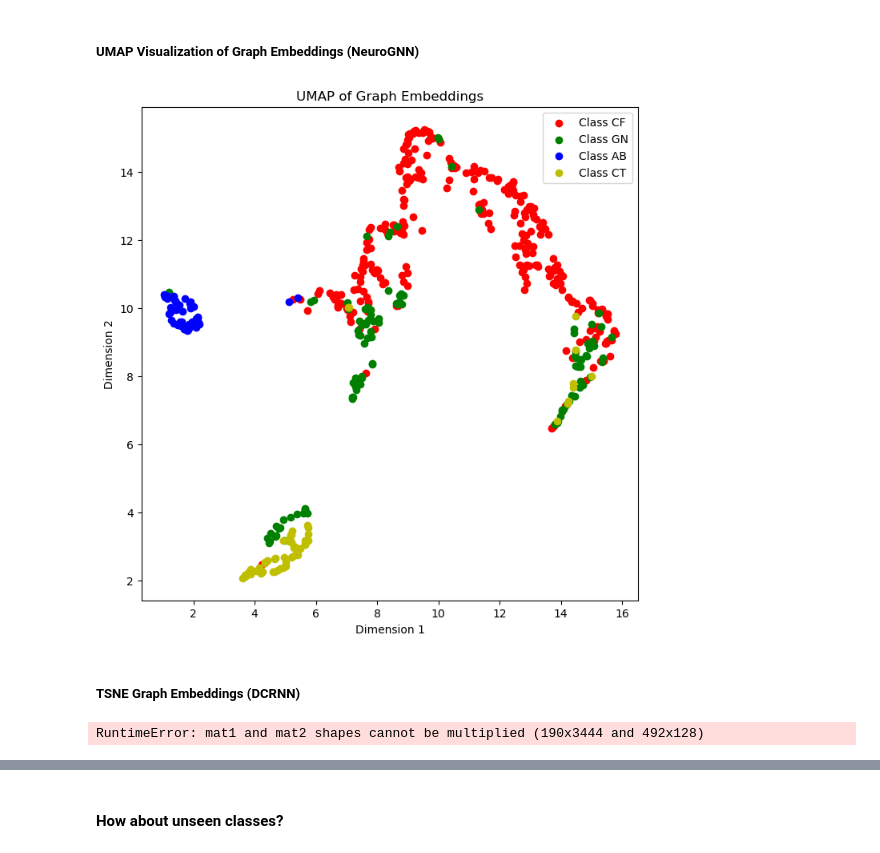
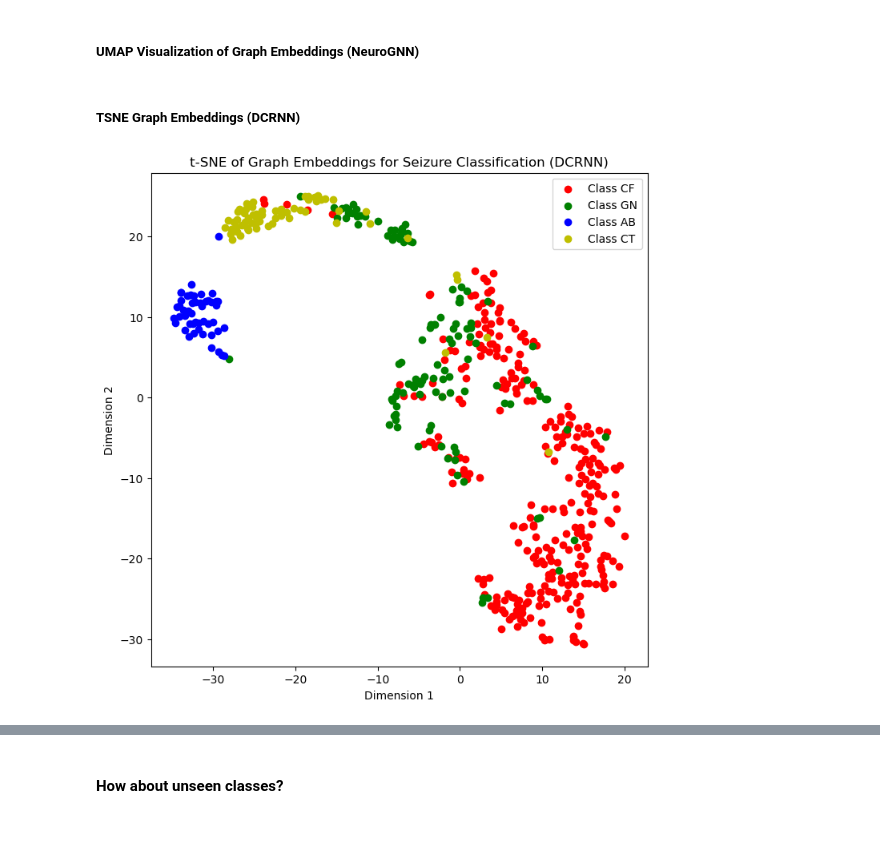
Before and after one commit to USC-InfoLab/NeuroGNN, a Jupyter notebook: analysis/performance_analysis.ipynb, the cells around one changed output, grey strips where cells are left out. Saved outputs shown, nothing was run; the diff lists cells and outputs as text; code cells hidden in the pictures.

```diff
--- a/analysis/performance_analysis.ipynb
+++ b/analysis/performance_analysis.ipynb
@@ -579,36 +623,5 @@ plt.show()
 # %% [markdown]
 ##### UMAP Visualization of Graph Embeddings (NeuroGNN)
-# %%
-# Step 1: Combine all the embeddings and create a label vector
-all_embeddings = np.concatenate(graph_embeddings_all_classes, axis=0)
-
-class_labels = ['CF', 'GN', 'AB', 'CT']
-labels = np.concatenate([
-    np.full(len(graph_embeddings_all_classes[i]), class_labels[i])
-    for i in range(len(graph_embeddings_all_classes))
-])
-
-# Step 2: Perform UMAP
-reducer = umap.UMAP(random_state=42)
-reduced_embeddings = reducer.fit_transform(all_embeddings)
-
-# Step 3: Scatter plot
-plt.figure(figsize=(8, 8))
-
-# Define colors (if you have more classes, add more colors)
-colors = ['r', 'g', 'b', 'y']
-
-for i, color in enumerate(colors):
-    idx = labels == class_labels[i]
-    plt.scatter(reduced_embeddings[idx, 0], reduced_embeddings[idx, 1], c=color, label=f'Class {class_labels[i]}')
-
-plt.legend()
-plt.title('UMAP of Graph Embeddings')
-plt.xlabel('Dimension 1')
-plt.ylabel('Dimension 2')
-plt.show()
-# %% [output]
-[figure, removed]
 # %% [markdown]
 ##### TSNE Graph Embeddings (DCRNN)
 # %%
@@ -633,6 +646,35 @@ for i in range(num_seizure_classes):
 graph_embeddings_all_classes = []
 for i in range(num_seizure_classes):
     graph_embeddings = get_graph_embedding(dcrnn_cls_model, clips_all_classes[i], model_name='dcrnn', supports=supports_all_classes[i], seq_lengths=seq_lengths_all_classes[i])
-    graph_embeddings_all_classes.append(graph_embeddings.detach().cpu().numpy())
+    graph_embeddings_all_classes.append(graph_embeddings)
-# %% [output]
-RuntimeError: mat1 and mat2 shapes cannot be multiplied (190x3444 and 492x128)
+# %%
+# Step 1: Combine all the embeddings and create a label vector
+all_embeddings = np.concatenate(graph_embeddings_all_classes, axis=0)
+
+class_labels = ['CF', 'GN', 'AB', 'CT']
+labels = np.concatenate([
+    np.full(len(graph_embeddings_all_classes[i]), class_labels[i])
+    for i in range(len(graph_embeddings_all_classes))
+])
+
+# Step 2: Perform t-SNE
+tsne = TSNE(n_components=2, random_state=0)
+reduced_embeddings = tsne.fit_transform(all_embeddings)
+
+# Step 3: Scatter plot
+plt.figure(figsize=(8, 8))
+
+# Define colors (if you have more classes, add more colors)
+colors = ['r', 'g', 'b', 'y']
+
+for i, color in enumerate(colors):
+    idx = labels == class_labels[i]
+    plt.scatter(reduced_embeddings[idx, 0], reduced_embeddings[idx, 1], c=color, label=f'Class {class_labels[i]}')
+
+plt.legend()
+plt.title('t-SNE of Graph Embeddings for Seizure Classification (DCRNN)')
+plt.xlabel('Dimension 1')
+plt.ylabel('Dimension 2')
+plt.savefig('./analysis/figures/interpretability/dcrnn_tsne_graph_embeddings.png', dpi=300, bbox_inches='tight', transparent=True)
+# %% [output]
+[figure, added]
```
Also changed, not shown: parts of 4 cells of this notebook, 4 other files.
